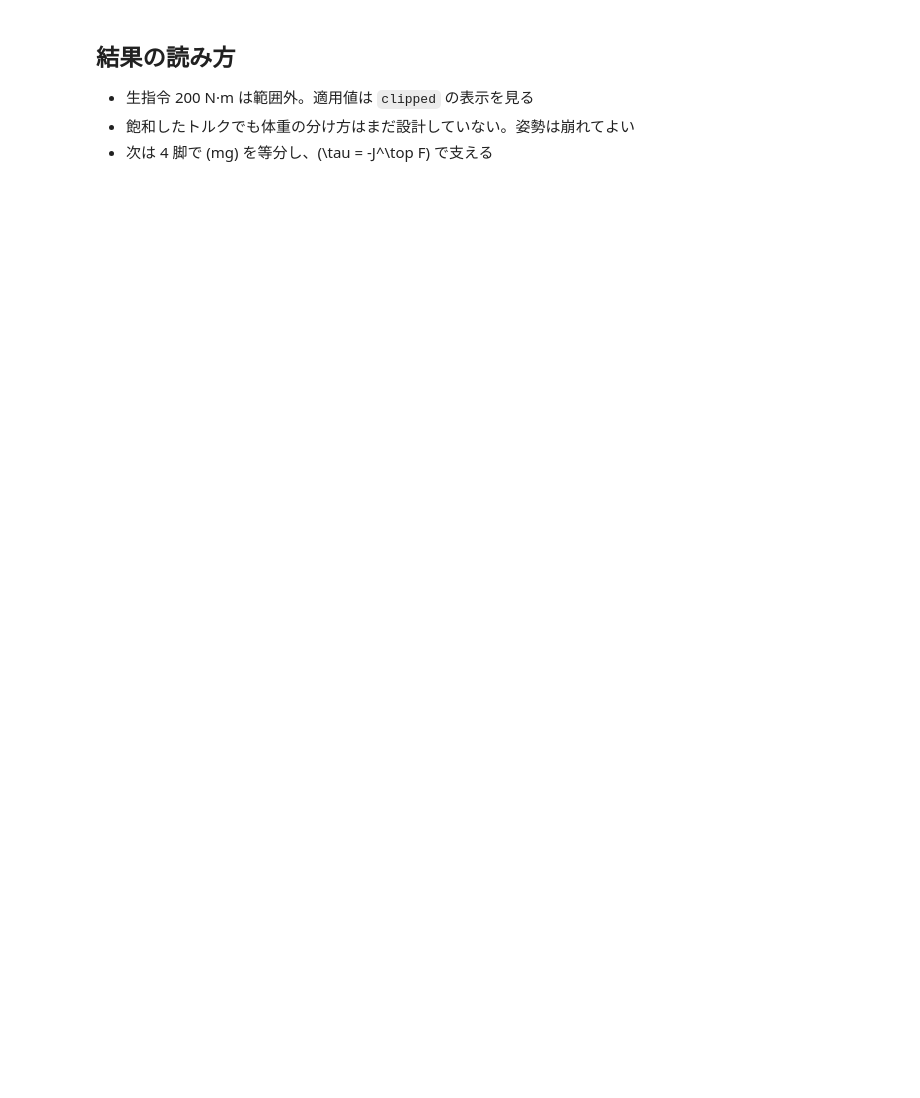
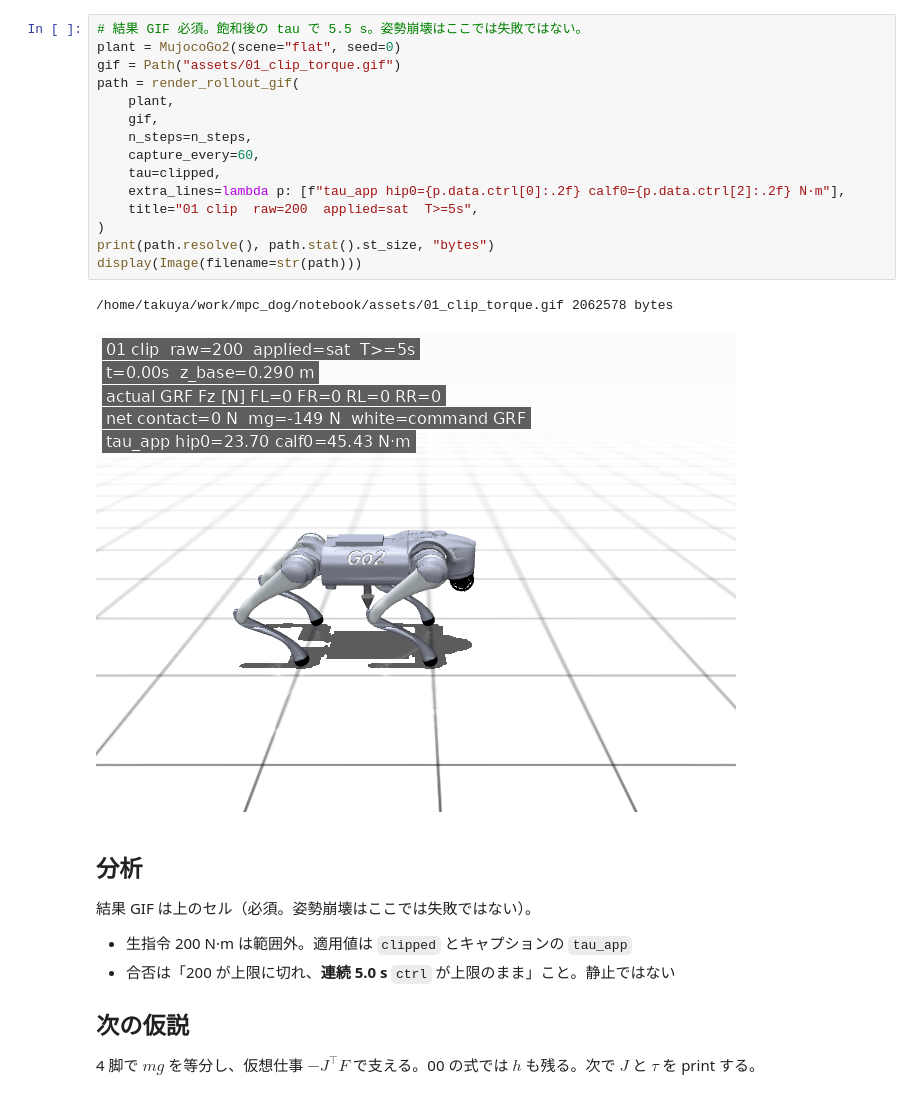
Before and after one commit to est2mzd/MPC_DOG, a Jupyter notebook: notebook/01_clip_torque.ipynb, the cells around one changed output. Drawn from its saved outputs; the diff is of its cells as text; blank space fills up the shorter version.

```diff
--- a/notebook/01_clip_torque.ipynb
+++ b/notebook/01_clip_torque.ipynb
@@ -57,6 +110,29 @@ raw 200.0 clipped [23.7  23.7  45.43 23.7  23.7  45.43 23.7  23.7  45.43 23.7  2
+# %%
+# 結果 GIF 必須。飽和後の tau で 5.5 s。姿勢崩壊はここでは失敗ではない。
+plant = MujocoGo2(scene="flat", seed=0)
+gif = Path("assets/01_clip_torque.gif")
+path = render_rollout_gif(
+    plant,
+    gif,
+    n_steps=n_steps,
+    capture_every=60,
+    tau=clipped,
+    extra_lines=lambda p: [f"tau_app hip0={p.data.ctrl[0]:.2f} calf0={p.data.ctrl[2]:.2f} N·m"],
+    title="01 clip  raw=200  applied=sat  T>=5s",
+)
+print(path.resolve(), path.stat().st_size, "bytes")
+display(Image(filename=str(path)))
+# %% [output]
+/home/takuya/work/mpc_dog/notebook/assets/01_clip_torque.gif 2062578 bytes
+[figure, added]
 # %% [markdown]
-## 結果の読み方
+## 分析
 
-- 生指令 200 N·m は範囲外。適用値は `clipped` の表示を見る
-- 飽和したトルクでも体重の分け方はまだ設計していない。姿勢は崩れてよい
-- 次は 4 脚で \(mg\) を等分し、\(\tau = -J^\top F\) で支える
+結果 GIF は上のセル（必須。姿勢崩壊はここでは失敗ではない）。
+
+- 生指令 200 N·m は範囲外。適用値は `clipped` とキャプションの `tau_app`
+- 合否は「200 が上限に切れ、**連続 5.0 s** `ctrl` が上限のまま」こと。静止ではない
+
+## 次の仮説
+
+4 脚で $mg$ を等分し、仮想仕事 $-J^{\top}F$ で支える。00 の式では $h$ も残る。次で $J$ と $\tau$ を print する。
```
Also changed, not shown: parts of 3 cells of this notebook, 29 other files.
